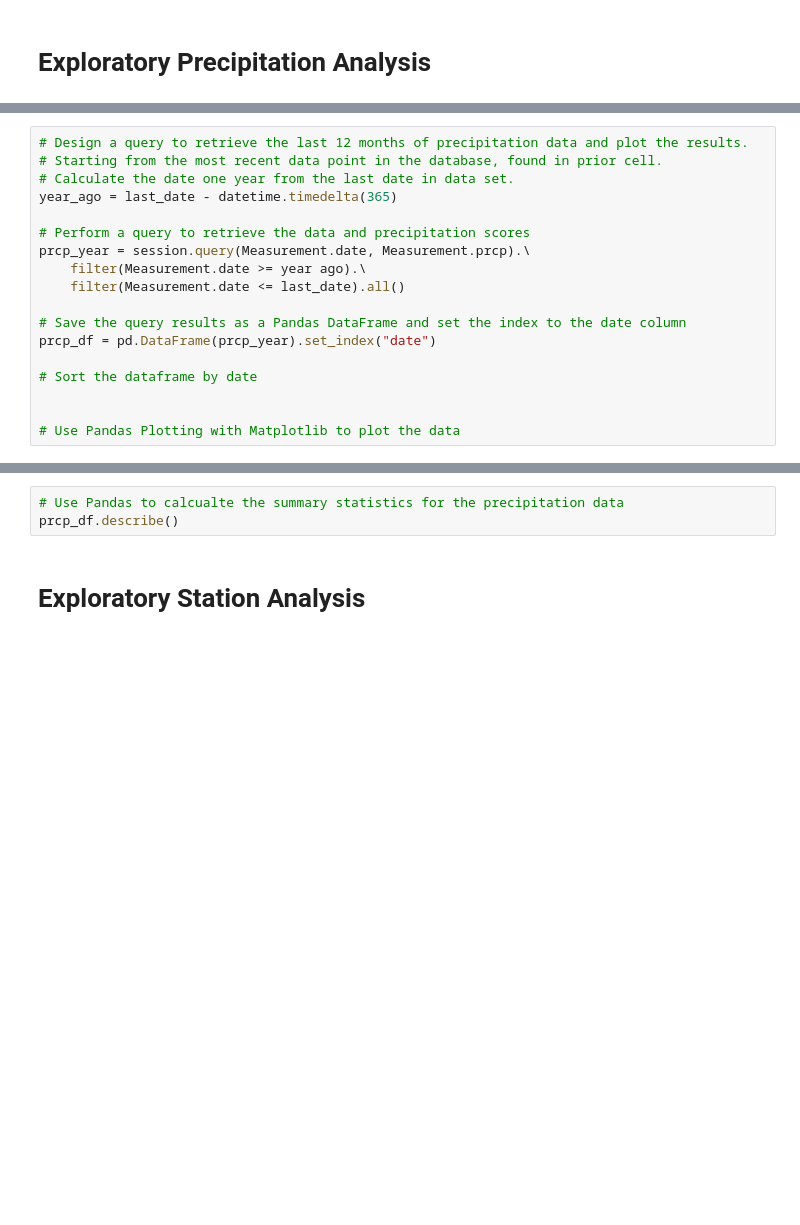
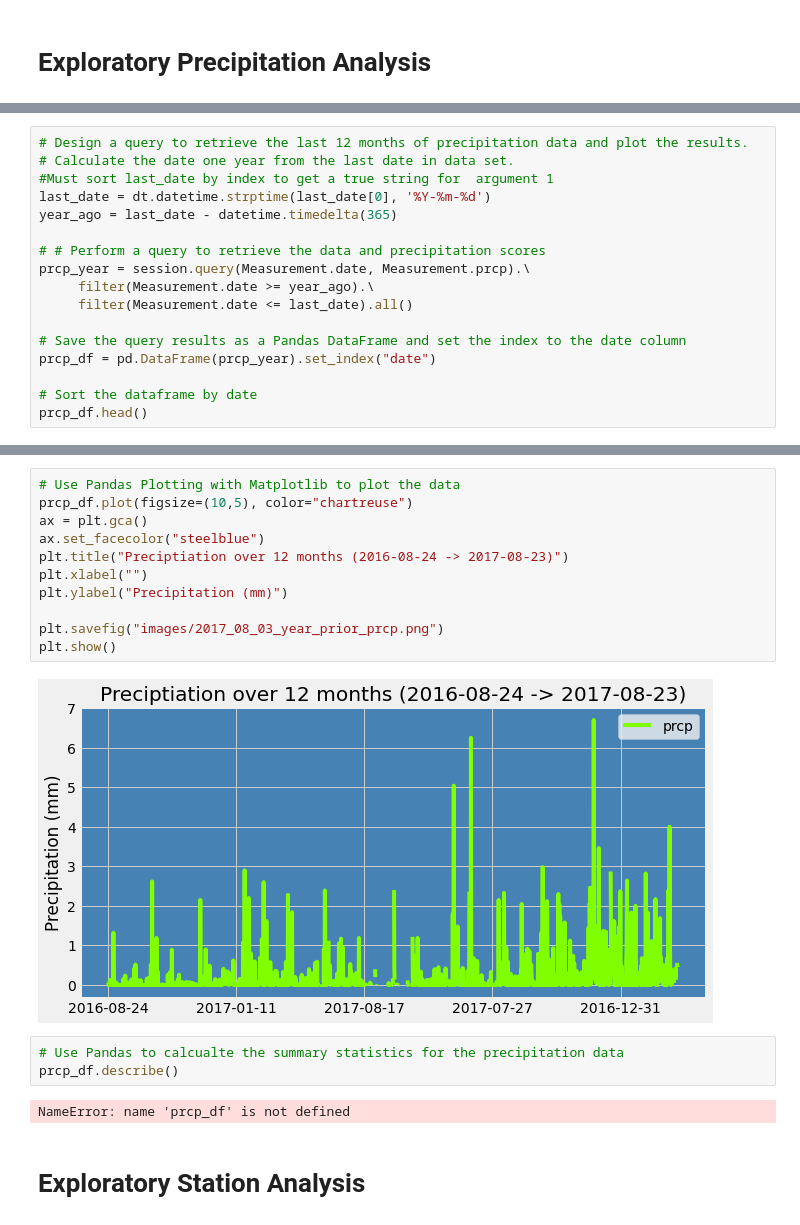
Before and after one commit to FAufenger/sqlalchemy-challenge, a Jupyter notebook: climate_anaylsis.ipynb, the cells around one changed output, grey strips where cells are left out. Saved outputs shown, nothing was run; the diff lists cells and outputs as text; blank space fills up the shorter version.

Commit message:
add plot

```diff
--- a/climate_anaylsis.ipynb
+++ b/climate_anaylsis.ipynb
@@ -87,18 +85,17 @@ last_date
 # %%
 # Design a query to retrieve the last 12 months of precipitation data and plot the results.
-# Starting from the most recent data point in the database, found in prior cell.
 # Calculate the date one year from the last date in data set.
+#Must sort last_date by index to get a true string for  argument 1
+last_date = dt.datetime.strptime(last_date[0], '%Y-%m-%d')
 year_ago = last_date - datetime.timedelta(365)
 
-# Perform a query to retrieve the data and precipitation scores
+# # Perform a query to retrieve the data and precipitation scores
 prcp_year = session.query(Measurement.date, Measurement.prcp).\
-    filter(Measurement.date >= year ago).\
-    filter(Measurement.date <= last_date).all()
+     filter(Measurement.date >= year_ago).\
+     filter(Measurement.date <= last_date).all()
 
 # Save the query results as a Pandas DataFrame and set the index to the date column
 prcp_df = pd.DataFrame(prcp_year).set_index("date")
 
 # Sort the dataframe by date
-
-
-# Use Pandas Plotting with Matplotlib to plot the data
+prcp_df.head()
@@ -105,6 +110,21 @@ prcp_df = pd.DataFrame(prcp_year).set_index("date")
+# %%
+# Use Pandas Plotting with Matplotlib to plot the data
+prcp_df.plot(figsize=(10,5), color="chartreuse")
+ax = plt.gca()
+ax.set_facecolor("steelblue")
+plt.title("Preciptiation over 12 months (2016-08-24 -> 2017-08-23)")
+plt.xlabel("")
+plt.ylabel("Precipitation (mm)")
+
+plt.savefig("images/2017_08_03_year_prior_prcp.png")
+plt.show()
+# %% [output]
+[figure, added]
 # %%
 # Use Pandas to calcualte the summary statistics for the precipitation data
 prcp_df.describe()
+# %% [output]
+NameError: name 'prcp_df' is not defined
 # %% [markdown]
 # Exploratory Station Analysis
 # %%
```
Also changed, not shown: parts of 4 cells of this notebook, 1 other file.
